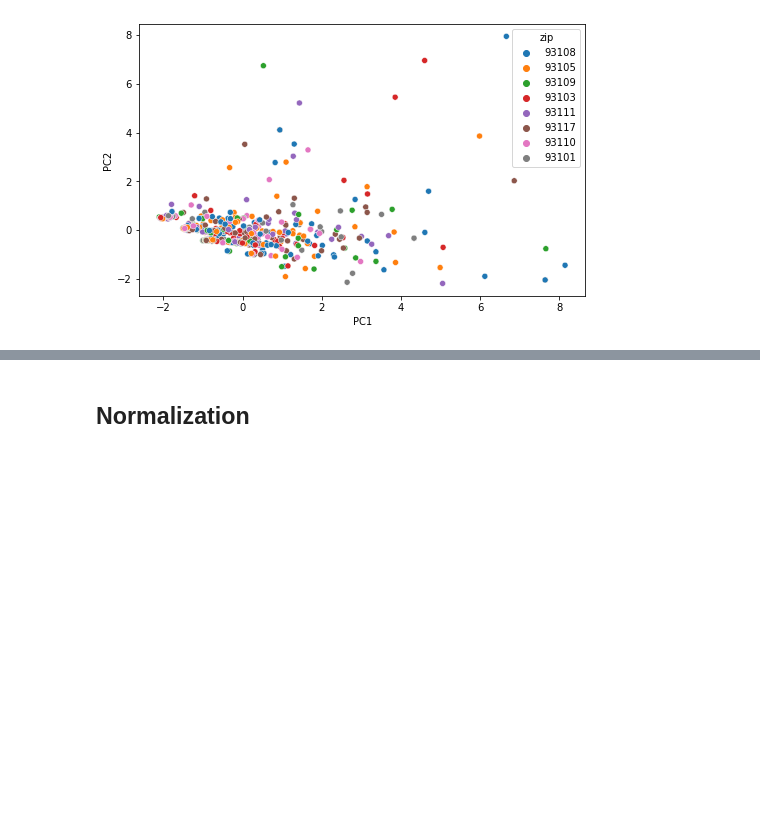
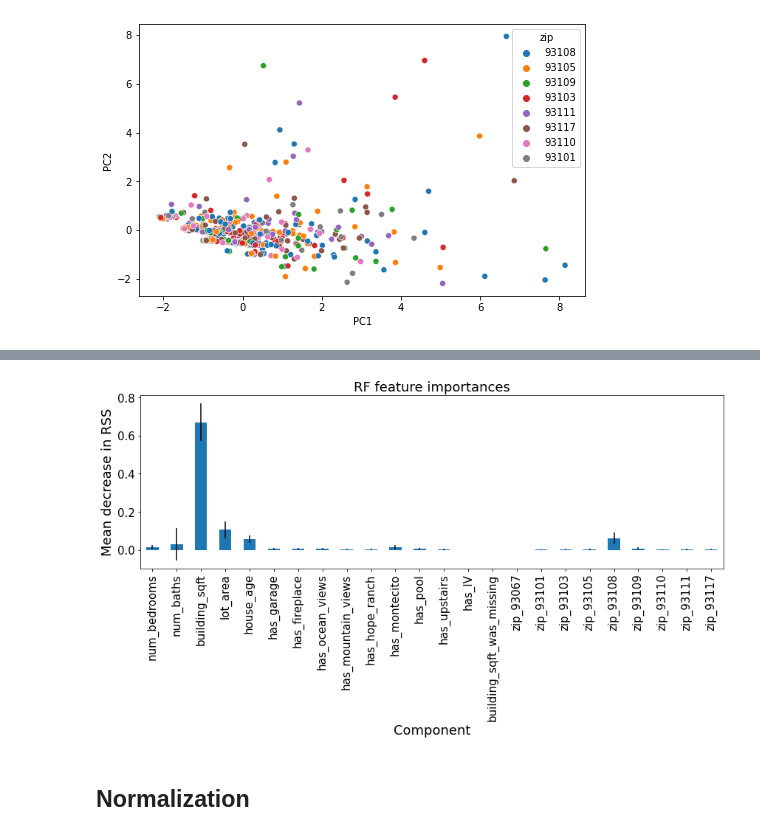
Before and after one commit to dakotarawlings/local_realestate_market_analysis, a Jupyter notebook: model_building.ipynb, the cells around one changed output, grey strips where cells are left out. Drawn from its saved outputs; the diff is of its cells as text; code cells hidden in the pictures; blank space fills up the shorter version.

```diff
--- a/model_building.ipynb
+++ b/model_building.ipynb
@@ -275,3 +313,25 @@ Pass the following variables as keyword args: x, y. From version 0.12, the only
+# %%
+#Fit rnadom forest model to all of the data and plot feature importance values
+rf = RandomForestRegressor()
+rf.fit(X,y)
+import time
+import numpy as np
+feature_names = [i for i in X.columns]
+start_time = time.time()
+importances = rf.feature_importances_
+std = np.std([tree.feature_importances_ for tree in rf.estimators_], axis=0)
+elapsed_time = time.time() - start_time
+forest_importances = pd.Series(importances, index=feature_names)
+fig, ax = plt.subplots(figsize=(12,7))
+forest_importances.plot.bar(yerr=std, ax=ax)
+plt.xticks(fontsize=15)
+plt.yticks(fontsize=15)
+plt.xlabel('Component', fontsize=18)
+plt.ylabel("Mean decrease in RSS", fontsize=18)
+plt.title("RF feature importances", fontsize=18)
+fig.tight_layout()
+# %% [output]
+[figure, added]
 # %% [markdown]
 ## Normalization
 # %%
```
Also changed, not shown: parts of 5 cells of this notebook.
